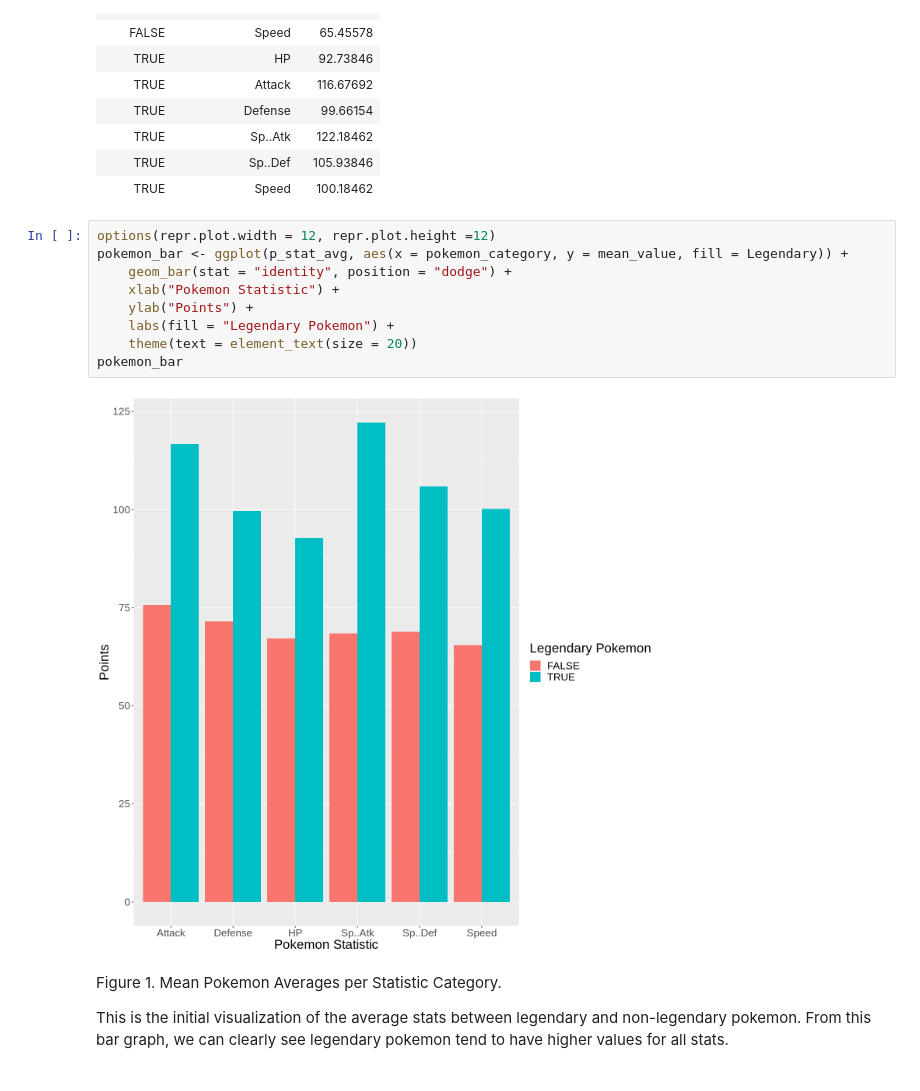
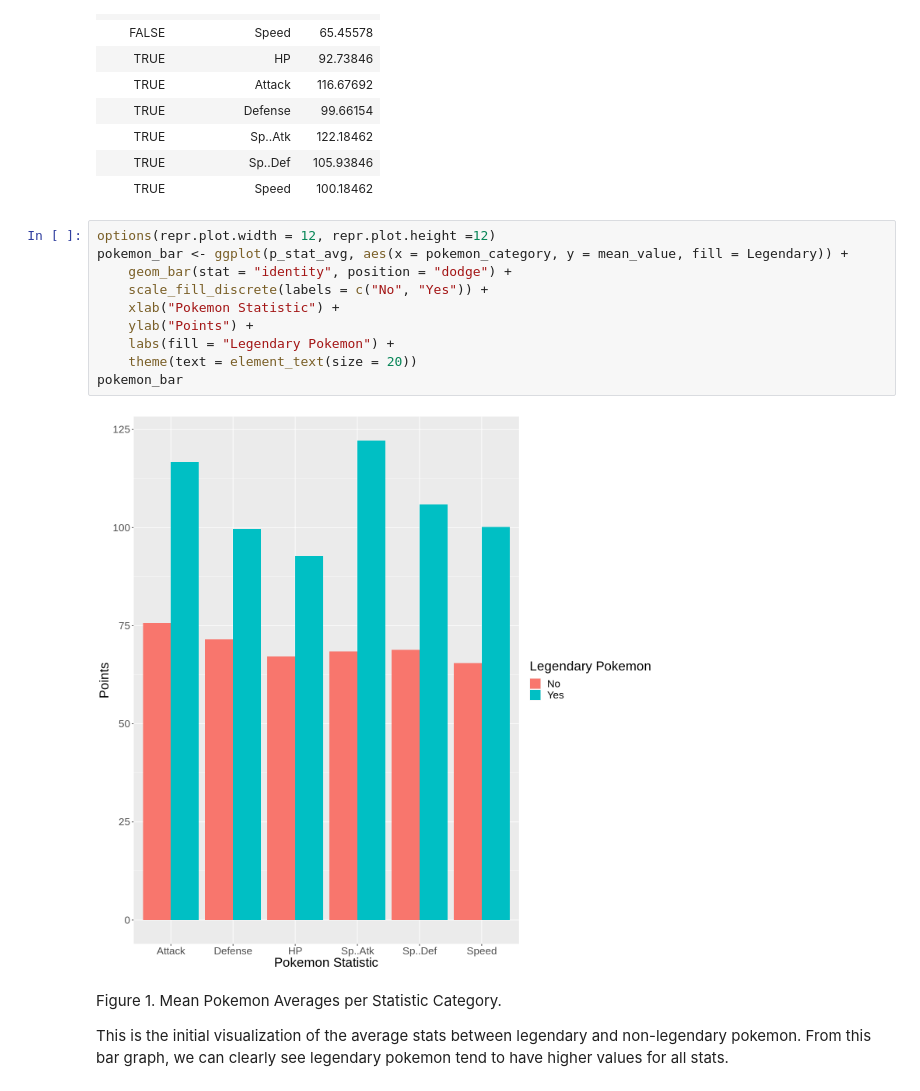
Before and after one commit to dlee03/DSCI_group_project, a Jupyter notebook: groupproject.ipynb, the cells around one changed output. Cells and saved outputs as stored; diff of their text form.

Commit message:
fixed unpulled changes for discrete fill

```diff
--- a/groupproject.ipynb
+++ b/groupproject.ipynb
@@ -134,14 +134,15 @@ A tibble: 12 × 3
 # %%
 options(repr.plot.width = 12, repr.plot.height =12)
 pokemon_bar <- ggplot(p_stat_avg, aes(x = pokemon_category, y = mean_value, fill = Legendary)) +
     geom_bar(stat = "identity", position = "dodge") +
+    scale_fill_discrete(labels = c("No", "Yes")) +
     xlab("Pokemon Statistic") +
     ylab("Points") +
     labs(fill = "Legendary Pokemon") +
     theme(text = element_text(size = 20))
 pokemon_bar
 # %% [output]
-[figure, old version]
+[figure, new version]
 # %% [markdown]
 Figure 1. Mean Pokemon Averages per Statistic Category.
 
```
Also changed, not shown: parts of 1 cell of this notebook.
